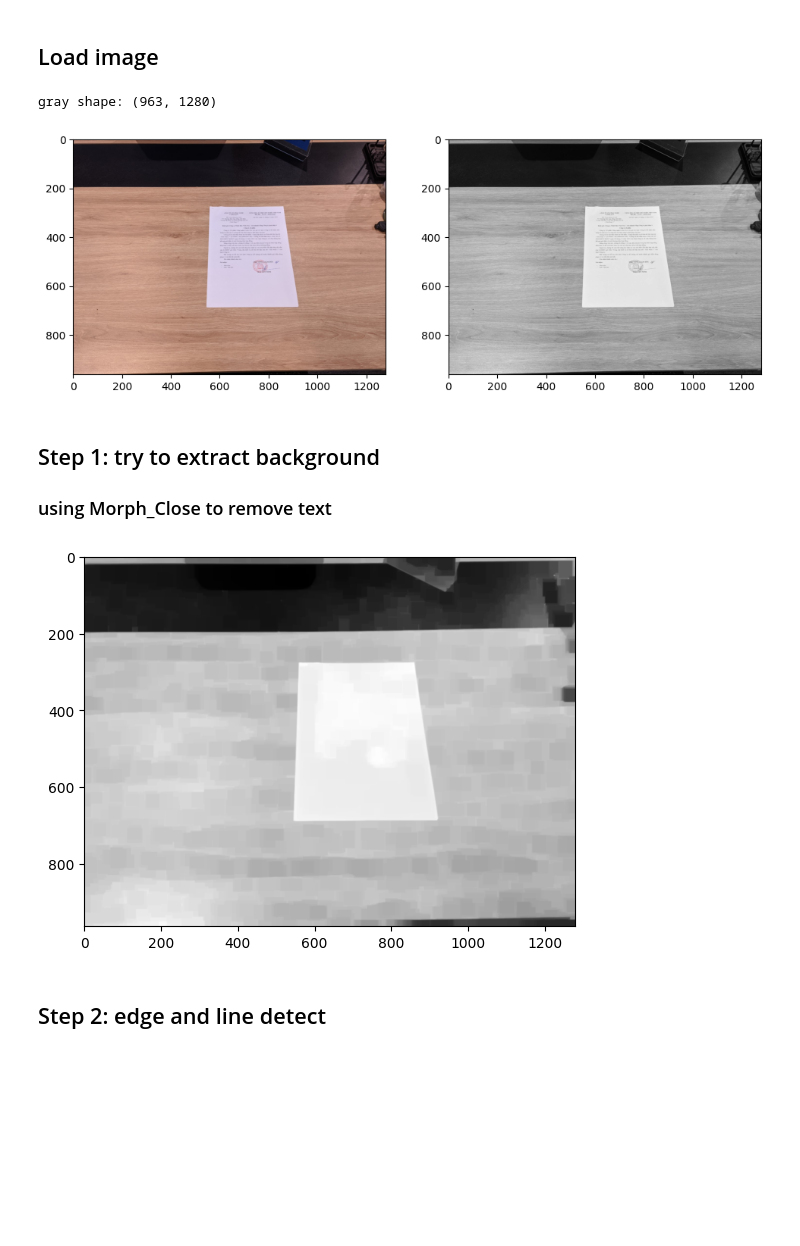
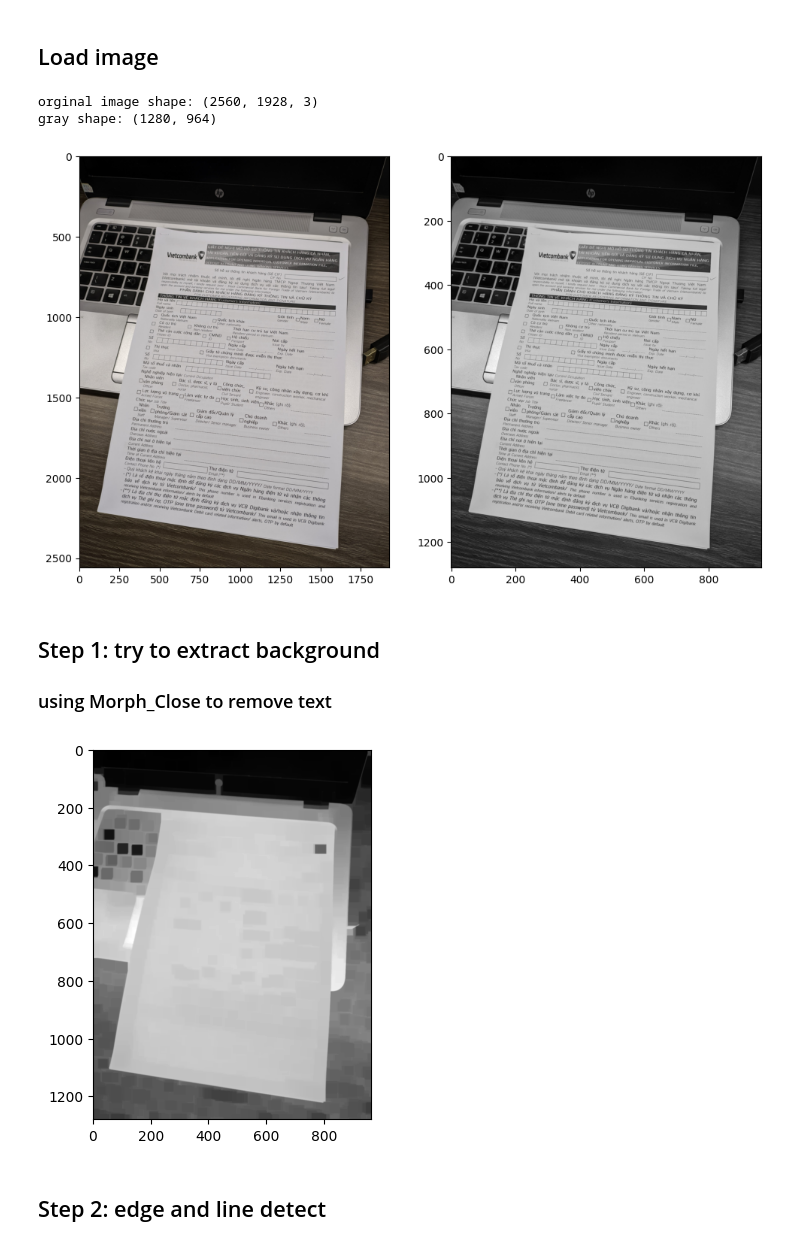
Before and after one commit to dqhuy/kuka-py, a Jupyter notebook: kuka.lab/kuka-perspective-doc.ipynb, the cells around one changed output. Saved outputs shown, nothing was run; the diff lists cells and outputs as text; code cells hidden in the pictures; blank space fills up the shorter version.

Commit message:
scale down image for faster processing

```diff
--- a/kuka.lab/kuka-perspective-doc.ipynb
+++ b/kuka.lab/kuka-perspective-doc.ipynb
@@ -43,46 +43,64 @@ print(getVersionInfo())
 #filename = r"D:\Google-drive-huy-work\imagedata\perspective-skew\train\img_25.jpg"
 #filename = r"D:\Google-drive-huy-work\imagedata\perspective-skew\train\img_10.jpg"
 #filename = r"D:\Google-drive-huy-work\imagedata\perspective-skew\train\img_27.jpg"
-#filename = r"D:\Google-drive-huy-work\imagedata\perspective-skew\train\img_28.jpg"
-filename = r"D:\Google-drive-huy-work\imagedata\perspective-skew\train\img_ (7).jpg"
+filename = r"D:\Google-drive-huy-work\imagedata\perspective-skew\train\img_26.jpg"
 
 #noise
 #filename = r"D:\Google-drive-huy-work\imagedata\perspective-skew\train2\TB\img (8-1).jpg"
 #filename = r"D:\Google-drive-huy-work\imagedata\perspective-skew\train2\TB\img (32).jpg"
 
 #smartdoc dataset
 #filename=r"D:\ImageData\SmartDoc\background01\datasheet001\frame_150.jpg"
 
 #midv500 dataset
 
 #filename=r"D:\ImageData\midv500\01_alb_id\images\TA\TA01_07.tif"
 #filename=r"D:\ImageData\midv500\01_alb_id\images\HA\HA01_07.tif"
 #filename=r"D:\ImageData\midv500\01_alb_id\images\KA\KA01_07.tif"
 
 
 
 
 src=cv2.imread(filename)
 
-gray=cv2.cvtColor(src,cv2.COLOR_BGR2GRAY)
+img_height = src.shape[0]
+img_width = src.shape[1]
 
+# try to scale image smaller for faster process
+widthResize=1280;
+ratio=1
+if(img_width>widthResize):
+
+    if(img_width>img_height):
+        ratio=widthResize/img_width
+    else:
+        ratio=widthResize/img_height
+    #recalculate wh
+    img_width = int(img_width * ratio)
+    img_height = int(img_height * ratio)
+    src_small=cv2.resize(src,(img_width,img_height),interpolation=cv2.INTER_LINEAR)
+
+
+gray=cv2.cvtColor(src_small,cv2.COLOR_BGR2GRAY)
+print("orginal image shape:",src.shape)
 print('gray shape:',gray.shape)
 figSizeA4=(11.7,8.3)
 plt.figure(figsize=figSizeA4)
 plt.subplot(1,2,1)
 plt.imshow(cv2.cvtColor(src,cv2.COLOR_BGR2RGB))
 plt.subplot(1,2,2)
 plt.imshow(gray,cmap='gray')
 plt.show()
 # %% [output]
-gray shape: (963, 1280)
+orginal image shape: (2560, 1928, 3)
+gray shape: (1280, 964)
-[figure, old version]
+[figure, new version]
 # %% [markdown]
 ## Step 1: try to extract background
 ### using Morph_Close to remove text
 # %%
 kernel=np.ones((7,7),np.uint8)
-dilectImg=cv2.morphologyEx(src,cv2.MORPH_CLOSE,kernel,iterations=5)
+dilectImg=cv2.morphologyEx(src_small,cv2.MORPH_CLOSE,kernel,iterations=5)
 
 gray=cv2.cvtColor(dilectImg,cv2.COLOR_BGR2GRAY)
 
@@ -91,7 +109,7 @@ blurImg=cv2.GaussianBlur(gray,(5,5),0)
 plt.imshow(blurImg,cmap='gray')
 plt.show()
 # %% [output]
-[figure, old version]
+[figure, new version]
 # %% [markdown]
 ## Step 2: edge and line detect
 # %%
```
Also changed, not shown: parts of 6 cells of this notebook, 1 other file.
